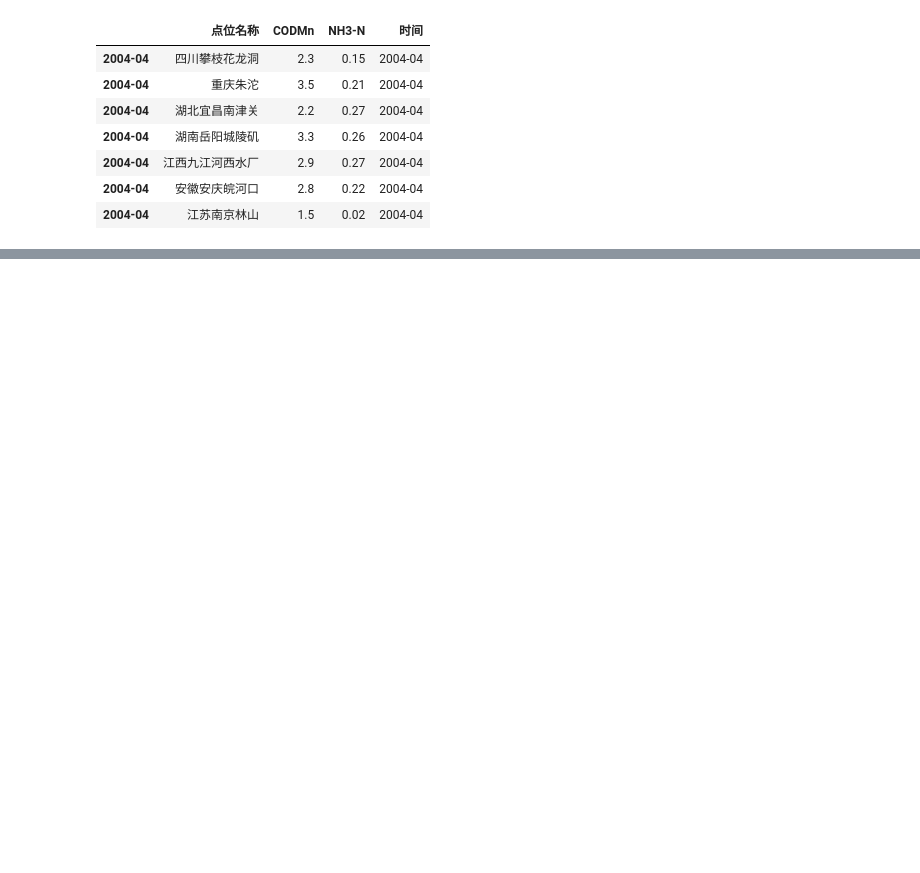
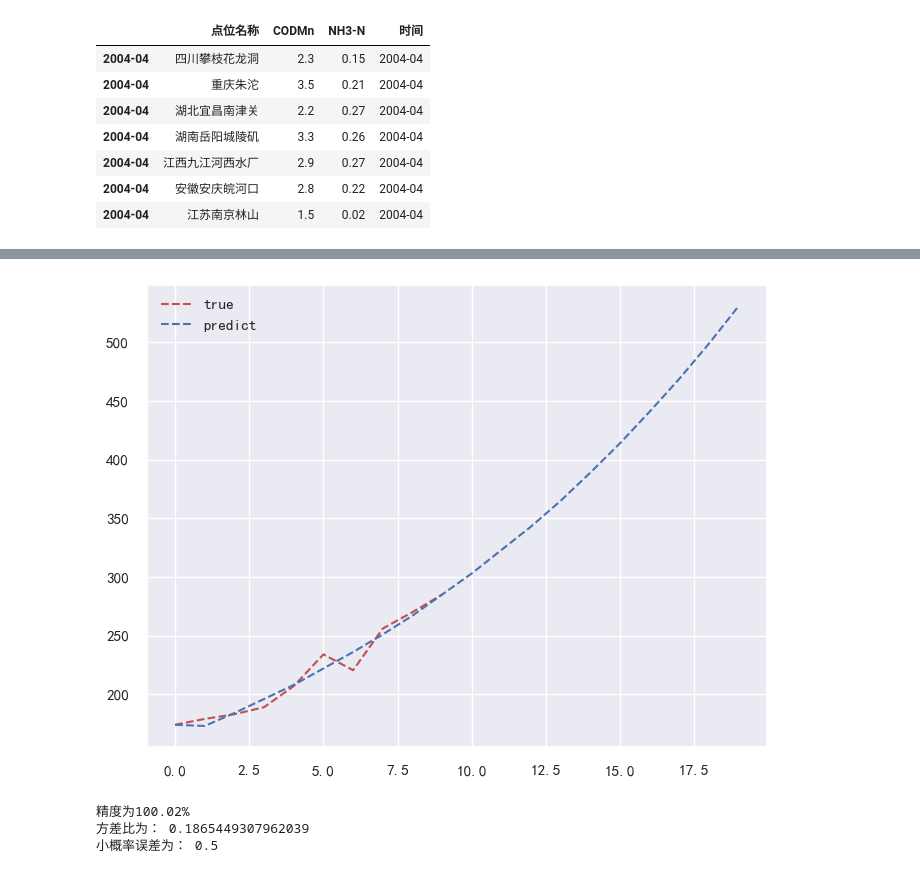
Before and after one commit to maxfanxd/2023mathematical-maxfan, a Jupyter notebook: Practice/第一次练习.ipynb, the cells around one changed output, grey strips where cells are left out. Saved outputs shown, nothing was run; the diff lists cells and outputs as text; code cells hidden in the pictures; blank space fills up the shorter version.

```diff
--- a/Practice/第一次练习.ipynb
+++ b/Practice/第一次练习.ipynb
@@ -952,28 +910,0 @@ Text(0.5, 1.0, '来自上游的污染物浓度')
-# %%
-plt.rcParams['font.sans-serif'] = ['SimHei'] # 设置字体为SimHei
-plt.rcParams['axes.unicode_minus']=False # 修复负号问题
-
-
-df2=df0.copy()
-# df2代表来自本地的CODMn浓度
-for i in range(13):
-    new_data=[0]
-    #四川的观测站没有上游，默认设置为0
-    old_data=df0[new_time[i]].values
-    #old_data代表旧的数据
-
-    # 对应月份的各项时间数据
-    times=rel_t.iloc[i].values[1:].tolist()
-
-    for j in range(6):
-        new_data.append(old_data[j+1]-(old_data[j]*np.exp((-1)*0.2*times[j])))
-    df2[new_time[i]]=new_data
-
-for i in range(6):
-    plt.plot(new_time,df2.T[i+1].values[:-1], marker='o', markersize=4, mfc='w', label=new_location[i+1])
-
-plt.xticks(rotation=45)
-plt.legend()
-plt.grid()
-plt.ylabel('来自本地的污染物浓度（COD-Mn）(mg/L)')
-plt.title('来自本地的污染物浓度（COD-Mn）')
@@ -982,0 +1327,50 @@ Text(0.5, 1.0, '来自本地的污染物浓度（COD-Mn）')
+# %%
+import matplotlib.pyplot  as plt
+plt.rcParams['font.sans-serif'] = ['SimHei']
+plt.rcParams['axes.unicode_minus'] = False
+
+X0 = dirt.copy()
+r = range(len(X0))
+t = list(r)
+r0 = range(len(G))
+t0 = list(r0)
+plt.plot(t,X0,color='r',linestyle="--",label='true')
+plt.plot(t0,G,color='b',linestyle="--",label="predict")
+plt.legend()
+plt.show()
+# %% [output]
+[figure, added]
+# %%
+### GM模型检验部分
+
+import numpy as np
+import math as mt
+X0
+G = G[:10]
+X0 = np.array(X0)
+G = np.array(G)
+e = X0 - G  #残差
+q = e / X0  # 相对误差
+w = 0
+for q_i in q:
+    w += q_i
+w = w/len(X0)
+print('精度为{}%'.format(round((1-w)*100,2)))
+
+s0 = np.var(X0)
+s1 = np.var(e)
+S0 = mt.sqrt(s0)
+S1 = mt.sqrt(s1)
+C = S1 / S0
+print('方差比为：',C)
+
+p = 0
+for s in range(len(e)):
+    if (abs(e[s]-np.mean(e)) < 0.6745 * S1):
+        p = p + 1
+P = p / len(e)
+print('小概率误差为：',P)
+# %% [output]
+精度为100.02%
+方差比为： 0.1865449307962039
+小概率误差为： 0.5
```
Also changed, not shown: parts of 62 cells of this notebook, 8 other files.
